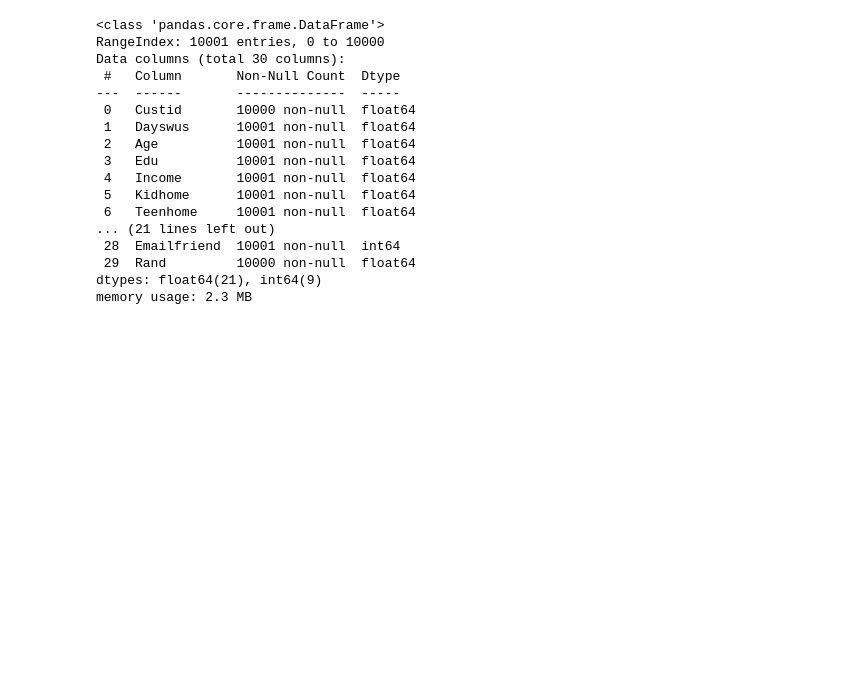
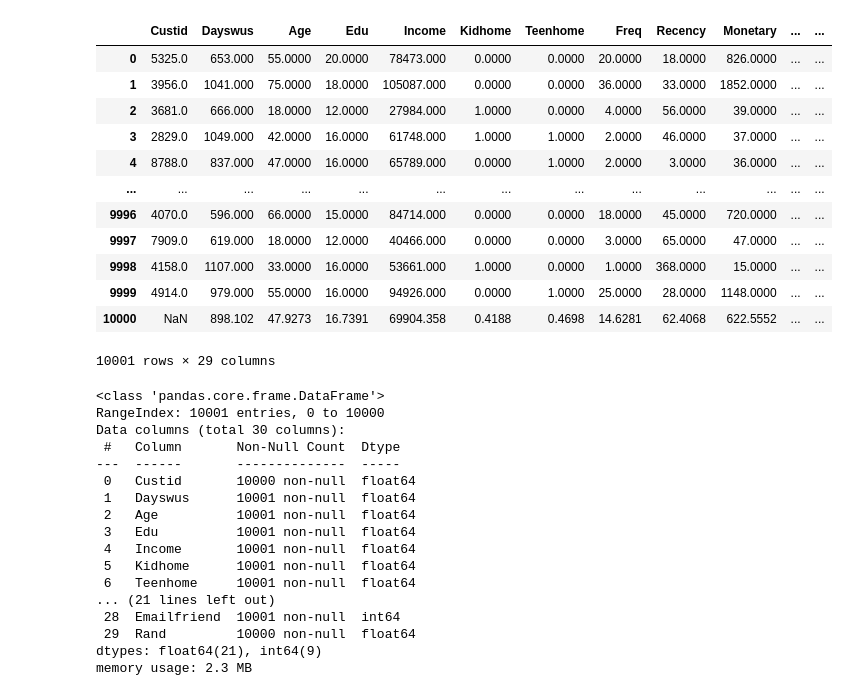
Before and after one commit to fredericojpr/BC1_Customer_Segmentation, a Jupyter notebook: scripts/EDA_frederico.ipynb, the cells around one changed output. Cells and saved outputs as stored; diff of their text form; code cells hidden in the pictures; blank space fills up the shorter version.

```diff
--- a/scripts/EDA_frederico.ipynb
+++ b/scripts/EDA_frederico.ipynb
@@ -10,7 +11,22 @@ warnings.filterwarnings('ignore')
 # %%
 #loading the Wonderful Wines of the World data
 
 data = pd.read_excel(r'C:\Users\frede\Documents\GitHub\BC1_GroupS\data\WonderfulWinesoftheWorld.xlsx')
+data.drop(['Rand'], axis=1)
+# %% [output]
+|  | Custid | Dayswus | Age | Edu | Income | Kidhome | Teenhome | Freq | Recency | Monetary | ... | ... |
+| 0 | 5325.0 | 653.000 | 55.0000 | 20.0000 | 78473.000 | 0.0000 | 0.0000 | 20.0000 | 18.0000 | 826.0000 | ... | ... |
+| 1 | 3956.0 | 1041.000 | 75.0000 | 18.0000 | 105087.000 | 0.0000 | 0.0000 | 36.0000 | 33.0000 | 1852.0000 | ... | ... |
+| 2 | 3681.0 | 666.000 | 18.0000 | 12.0000 | 27984.000 | 1.0000 | 0.0000 | 4.0000 | 56.0000 | 39.0000 | ... | ... |
+| 3 | 2829.0 | 1049.000 | 42.0000 | 16.0000 | 61748.000 | 1.0000 | 1.0000 | 2.0000 | 46.0000 | 37.0000 | ... | ... |
+| 4 | 8788.0 | 837.000 | 47.0000 | 16.0000 | 65789.000 | 0.0000 | 1.0000 | 2.0000 | 3.0000 | 36.0000 | ... | ... |
+| ... | ... | ... | ... | ... | ... | ... | ... | ... | ... | ... | ... | ... |
+| 9996 | 4070.0 | 596.000 | 66.0000 | 15.0000 | 84714.000 | 0.0000 | 0.0000 | 18.0000 | 45.0000 | 720.0000 | ... | ... |
+| 9997 | 7909.0 | 619.000 | 18.0000 | 12.0000 | 40466.000 | 0.0000 | 0.0000 | 3.0000 | 65.0000 | 47.0000 | ... | ... |
+| 9998 | 4158.0 | 1107.000 | 33.0000 | 16.0000 | 53661.000 | 1.0000 | 0.0000 | 1.0000 | 368.0000 | 15.0000 | ... | ... |
+| 9999 | 4914.0 | 979.000 | 55.0000 | 16.0000 | 94926.000 | 0.0000 | 1.0000 | 25.0000 | 28.0000 | 1148.0000 | ... | ... |
+| 10000 | NaN | 898.102 | 47.9273 | 16.7391 | 69904.358 | 0.4188 | 0.4698 | 14.6281 | 62.4068 | 622.5552 | ... | ... |
+10001 rows × 29 columns
 # %%
 data.info()
 # %% [output]
```
Also changed, not shown: parts of 14 cells of this notebook.
